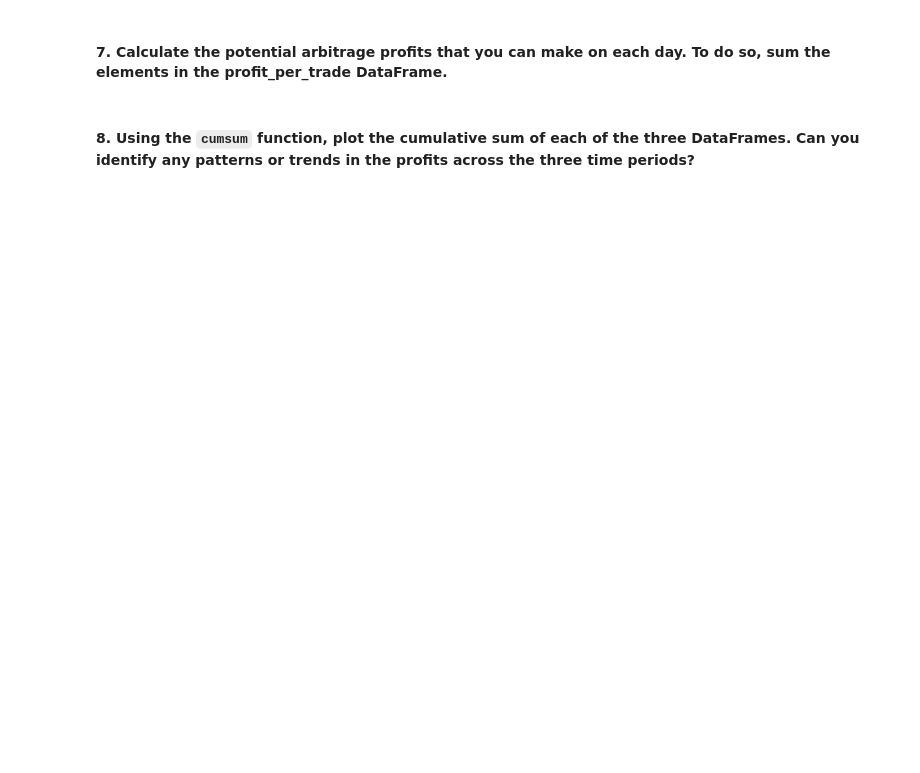
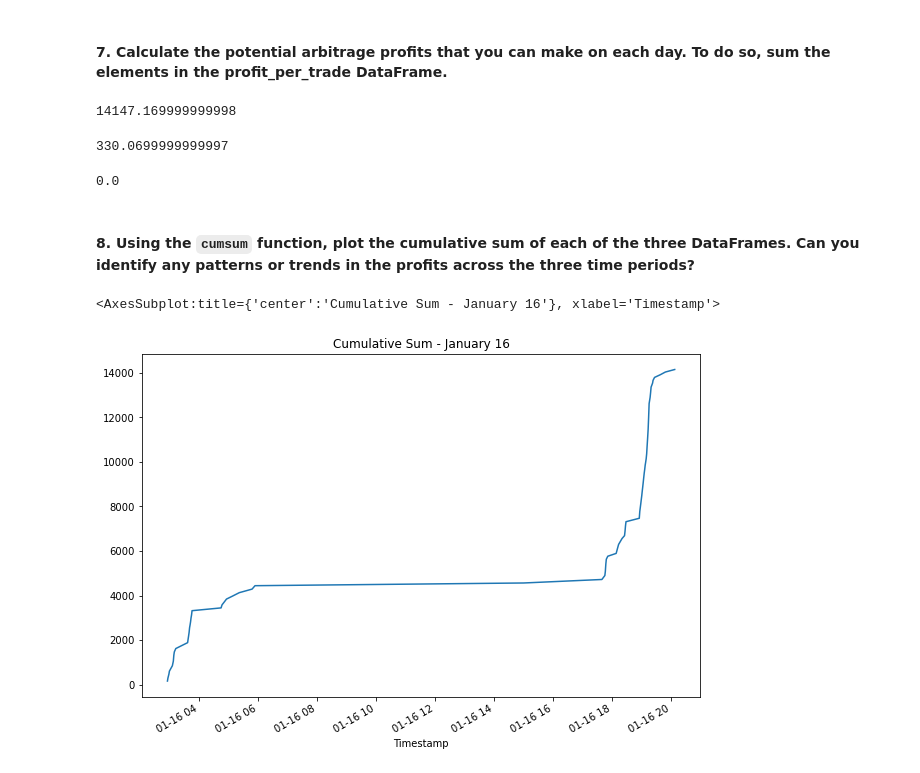
Before and after one commit to AnaIitico/bitcoin_arbitrage, a Jupyter notebook: crypto_arbitrage.ipynb, the cells around one changed output. Saved outputs shown, nothing was run; the diff lists cells and outputs as text; code cells hidden in the pictures; blank space fills up the shorter version.

```diff
--- a/crypto_arbitrage.ipynb
+++ b/crypto_arbitrage.ipynb
@@ -499,8 +748,29 @@ profit_per_trade_early =
 #### 7. Calculate the potential arbitrage profits that you can make on each day. To do so, sum the elements in the profit_per_trade DataFrame.
 # %%
 # Calculate the sum of the potential profits for the early profit per trade DataFrame
+profit_sum_early=profit_per_trade_early.sum()
+profit_sum_early
+# %% [output]
+14147.169999999998
+# %%
+# Calculate the sum of the potential profits for the middle profit per trade DataFrame
+profit_sum_middle=profit_per_trade_middle.sum()
+profit_sum_middle
+# %% [output]
+330.0699999999997
+# %%
+# Calculate the sum of the potential profits for the late profit per trade DataFrame
+profit_sum_late=profit_per_trade_late.sum()
+profit_sum_late
+# %% [output]
+0.0
 # %% [markdown]
 #### 8. Using the `cumsum` function, plot the cumulative sum of each of the three DataFrames. Can you identify any patterns or trends in the profits across the three time periods?
 # %%
 # Use the cumsum function to calculate the cumulative profits over time for the early profit per trade DataFrame
-cumulative_profit_early =
+cumulative_profit_early=profit_per_trade_early.cumsum()
+# Plot the cumulative sum of profits for the early profit per trade DataFrame
+cumulative_profit_early.plot(figsize=(10, 7), title="Cumulative Sum - January 16")
+# %% [output]
+<AxesSubplot:title={'center':'Cumulative Sum - January 16'}, xlabel='Timestamp'>
+[figure, added]
```
Also changed, not shown: parts of 33 cells of this notebook.
